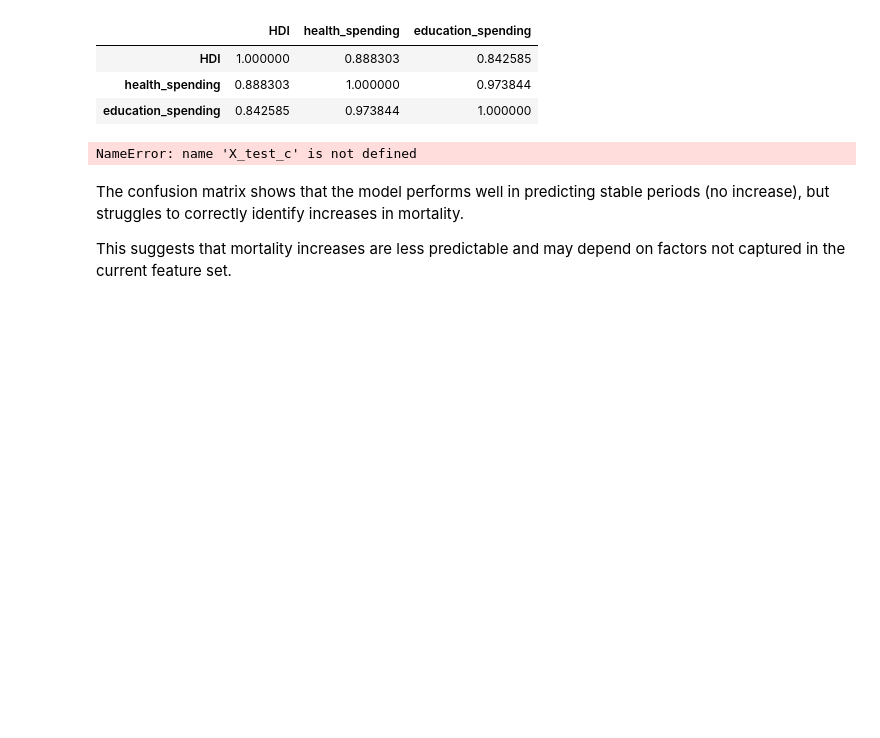
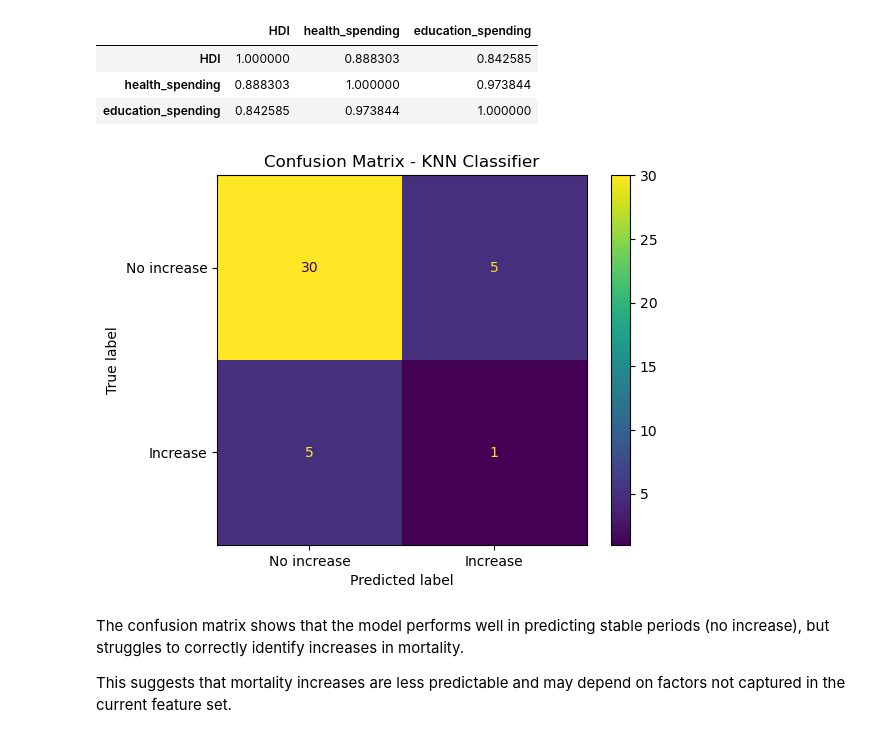
Before and after one commit to ecelule/dsa210project, a Jupyter notebook: youth_mortality_analysis_ML.ipynb, the cells around one changed output. Drawn from its saved outputs; the diff is of its cells as text; code cells hidden in the pictures; blank space fills up the shorter version.

```diff
--- a/youth_mortality_analysis_ML.ipynb
+++ b/youth_mortality_analysis_ML.ipynb
@@ -489,21 +399,29 @@ df[["HDI", "health_spending", "education_spending"]].corr()
 | health_spending | 0.888303 | 1.000000 | 0.973844 |
 | education_spending | 0.842585 | 0.973844 | 1.000000 |
 # %%
-# Confusion matrix for the best classifier
+from sklearn.metrics import ConfusionMatrixDisplay
 
-best_pred = best_pipe.predict(X_test_c)
+import matplotlib.pyplot as plt
+
+best_pred = class_results[best]["Predictions"]
 
 ConfusionMatrixDisplay.from_predictions(
+
     y_test_c,
+
     best_pred,
+
     display_labels=["No increase", "Increase"],
+
     values_format="d"
+
 )
 
-plt.title(f"Confusion Matrix - {best_model_name}")
+plt.title(f"Confusion Matrix - {best}")
+
 plt.show()
 # %% [output]
-NameError: name 'X_test_c' is not defined
+[figure, added]
 # %% [markdown]
 The confusion matrix shows that the model performs well in predicting stable periods (no increase), but struggles to correctly identify increases in mortality.
 
```
Also changed, not shown: parts of 6 cells of this notebook.
